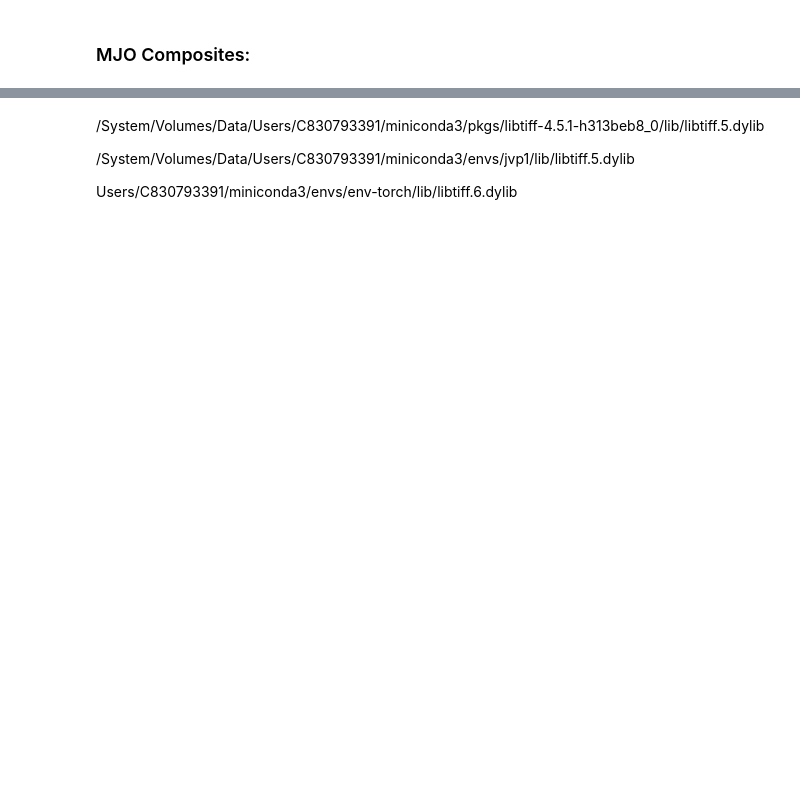
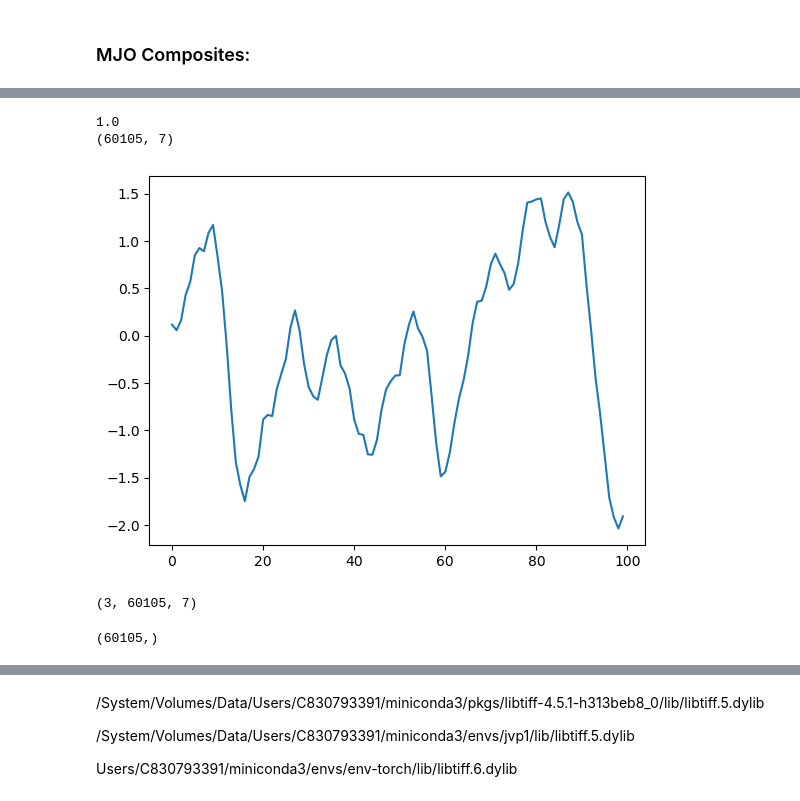
Before and after one commit to Jolan-vP/E3SM, a Jupyter notebook: analysis.ipynb, the cells around one changed output, grey strips where cells are left out. Cells and saved outputs as stored; diff of their text form; code cells hidden in the pictures; blank space fills up the shorter version.

```diff
--- a/analysis.ipynb
+++ b/analysis.ipynb
@@ -101,0 +105,17 @@ SyntaxError: invalid syntax (3785567543.py, line 3)
+# %%
+plt.plot(MJO_train[20000:20100,3])
+print(MJO_train[:,6].min())
+print(MJO_test.shape)
+# %% [output]
+1.0
+(60105, 7)
+[figure, added]
+# %%
+mjototal = np.array([MJO_train, MJO_val, MJO_test])
+print(mjototal.shape)
+
+type(mjototal)
+mjototal[0,:,0].shape
+# %% [output]
+(3, 60105, 7)
+(60105,)
```
Also changed, not shown: parts of 9 cells of this notebook, 4 other files.
